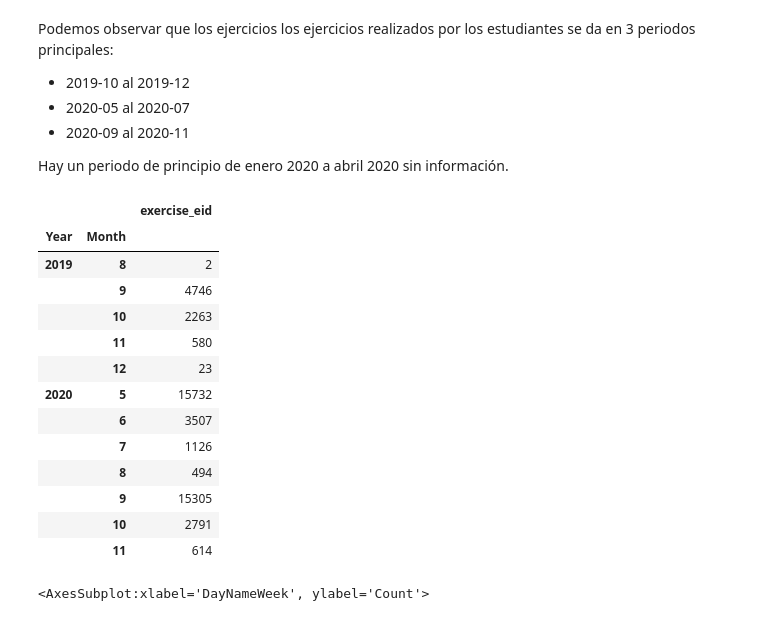
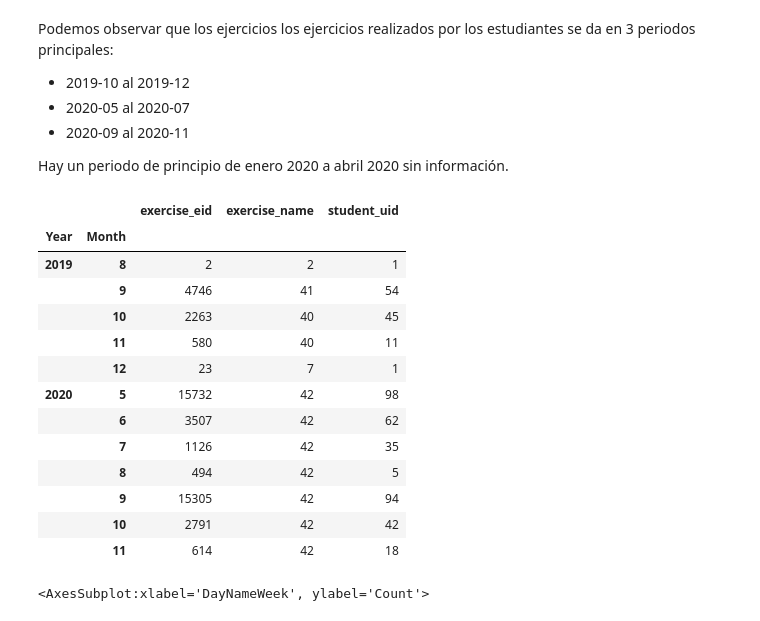
Before and after one commit to laraccano84/Mentoria_mumuki, a Jupyter notebook: Primeros Pasos.ipynb, the cells around one changed output. Saved outputs shown, nothing was run; the diff lists cells and outputs as text; code cells hidden in the pictures.

```diff
--- a/Primeros Pasos.ipynb
+++ b/Primeros Pasos.ipynb
@@ -196,6 +189,8 @@ print(f"El período que se enviaron las soluciones es desde: {df_mumuki['submiss
 El período que se enviaron las soluciones es desde: 2019-08-30 13:17:17.700  hasta: 2020-11-23 21:52:17.944
 # %%
 df_mumuki['Date']= pd.to_datetime(df_mumuki['submission_created_at']).dt.date
+df_mumuki['Time']= pd.to_datetime(df_mumuki['submission_created_at']).dt.time
+df_mumuki['Hora'] =pd.to_datetime(df_mumuki['submission_created_at']).dt.hour
 # %%
 matplotlib.pyplot.figure(figsize = [20, 5] , dpi = None , facecolor = "wheat" , edgecolor = None , frameon = True  , clear = False )
 seaborn.histplot(data=df_mumuki, x=df_mumuki['Date'])
@@ -212,23 +207,24 @@ Hay un periodo de principio de enero 2020 a abril 2020 sin información.
 # %%
 df_mumuki['Year'] = pd.DatetimeIndex(df_mumuki['submission_created_at']).year
 df_mumuki['Month'] = pd.DatetimeIndex(df_mumuki['submission_created_at']).month
+df_mumuki['Periodo'] =pd.to_datetime(df_mumuki['submission_created_at']).dt.to_period("M")
 # %%
-df_mumuki.groupby(['Year','Month']).agg({'exercise_eid':'count'})
+df_mumuki.groupby(['Year','Month']).agg({'exercise_eid':'count','exercise_name': (lambda x: len(set(x))),'student_uid': (lambda x: len(set(x)))})
 # %% [output]
-|  |  | exercise_eid |
-| Year | Month |  |
-| 2019 | 8 | 2 |
-|  | 9 | 4746 |
-|  | 10 | 2263 |
-|  | 11 | 580 |
-|  | 12 | 23 |
-| 2020 | 5 | 15732 |
-|  | 6 | 3507 |
-|  | 7 | 1126 |
-|  | 8 | 494 |
-|  | 9 | 15305 |
-|  | 10 | 2791 |
-|  | 11 | 614 |
+|  |  | exercise_eid | exercise_name | student_uid |
+| Year | Month |  |  |  |
+| 2019 | 8 | 2 | 2 | 1 |
+|  | 9 | 4746 | 41 | 54 |
+|  | 10 | 2263 | 40 | 45 |
+|  | 11 | 580 | 40 | 11 |
+|  | 12 | 23 | 7 | 1 |
+| 2020 | 5 | 15732 | 42 | 98 |
+|  | 6 | 3507 | 42 | 62 |
+|  | 7 | 1126 | 42 | 35 |
+|  | 8 | 494 | 42 | 5 |
+|  | 9 | 15305 | 42 | 94 |
+|  | 10 | 2791 | 42 | 42 |
+|  | 11 | 614 | 42 | 18 |
 # %%
 df_mumuki['DayNameWeek'] =pd.to_datetime(df_mumuki['submission_created_at']).dt.day_name()
 # %%
```
Also changed, not shown: parts of 42 cells of this notebook.
